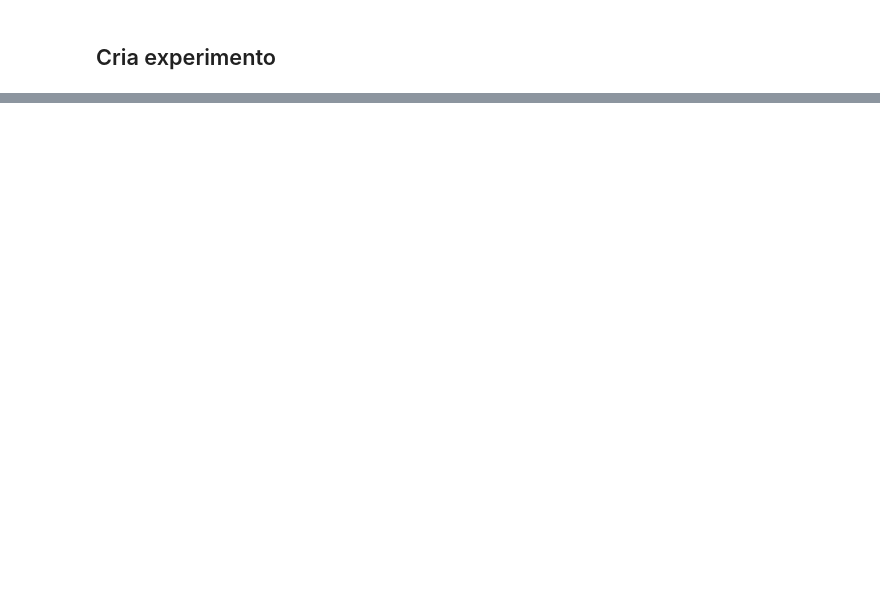
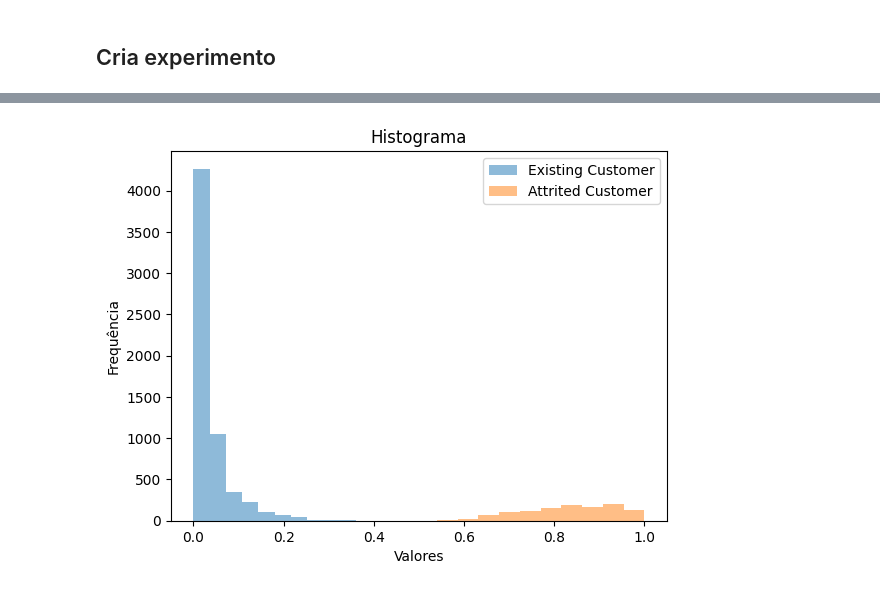
Before and after one commit to HugoCalegari/Estudo_Cartao_Credito, a Jupyter notebook: vCartao_Credito/2.Modelagem/0.Modelos_baselines.ipynb, the cells around one changed output, grey strips where cells are left out. Cells and saved outputs as stored; diff of their text form; code cells hidden in the pictures; blank space fills up the shorter version.

```diff
--- a/vCartao_Credito/2.Modelagem/0.Modelos_baselines.ipynb
+++ b/vCartao_Credito/2.Modelagem/0.Modelos_baselines.ipynb
@@ -160,0 +221,4 @@ if __name__ == '__main__':
+# %%
+Funcoes.plot_histograma('Prob_predita', pd.concat([pd.Series(rf.predict_proba(X_treino)[:,1]).reset_index(drop = True), y_treino.reset_index(drop = True)], axis=1).rename(columns={0: 'Prob_predita'}), label='Attrition_Flag')
+# %% [output]
+[figure, added]
```
Also changed, not shown: parts of 34 cells of this notebook.
